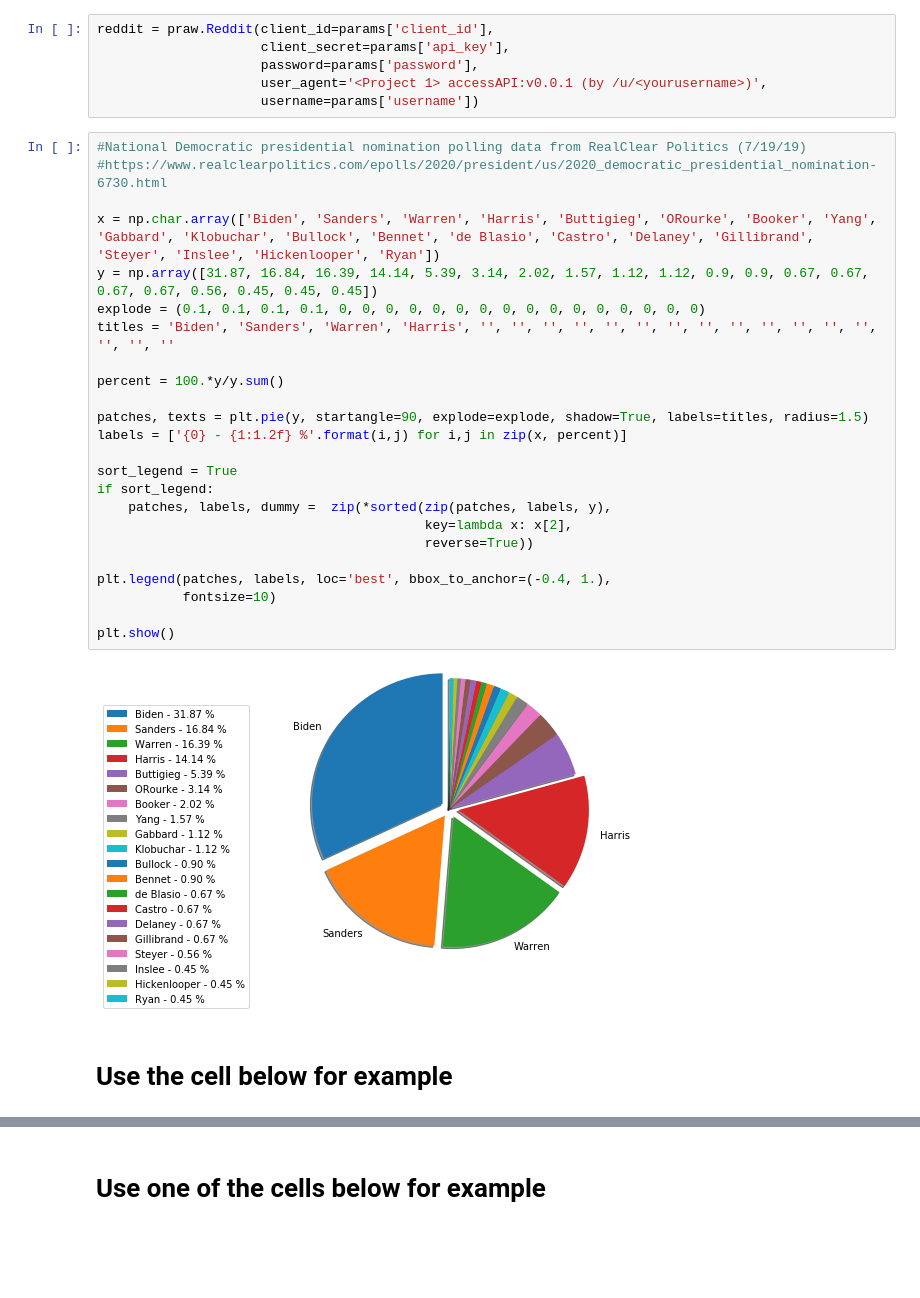
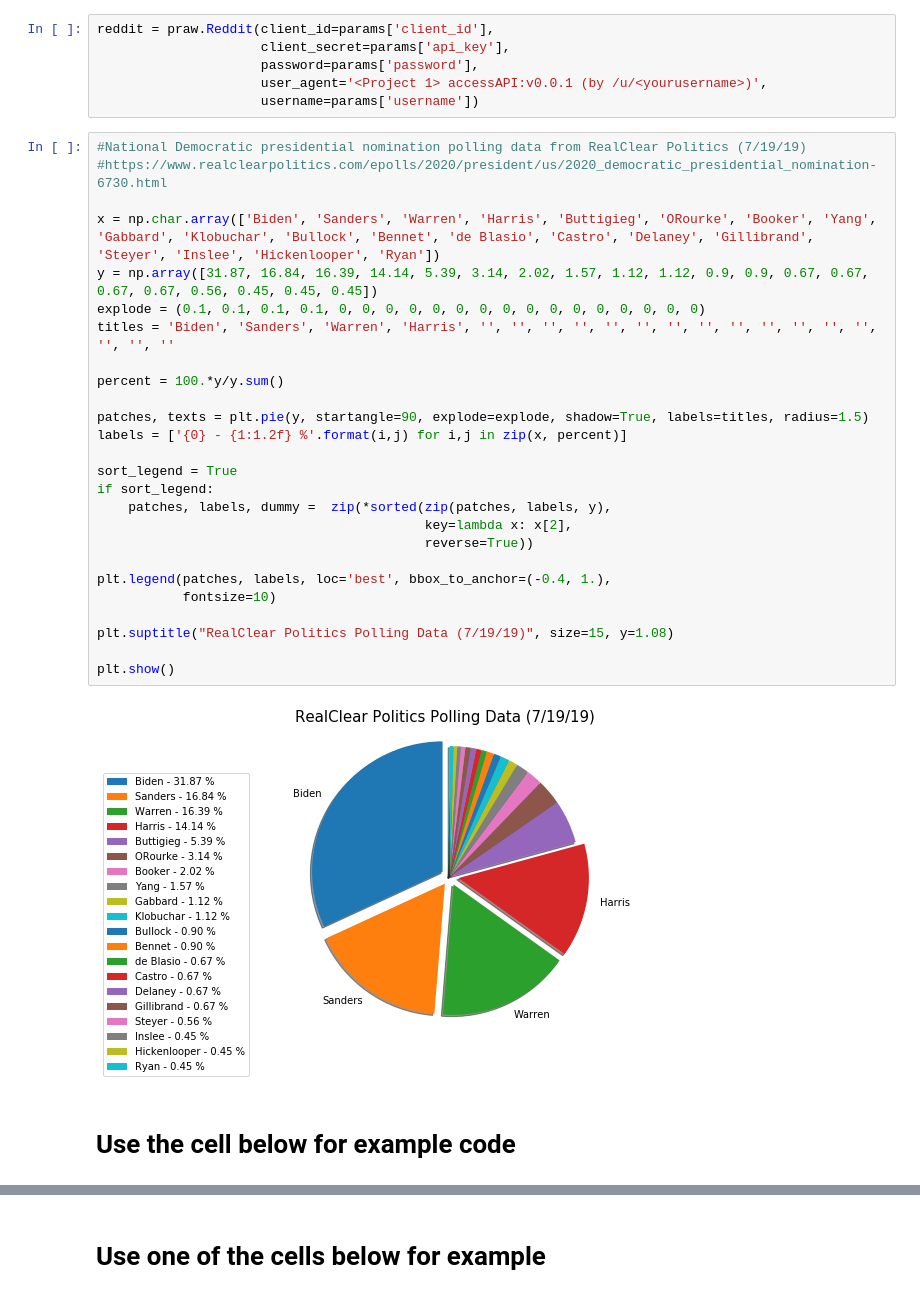
Before and after one commit to blackkerouac/Project-1, a Jupyter notebook: Project-1_Pies.ipynb, the cells around one changed output, grey strips where cells are left out. Drawn from its saved outputs; the diff is of its cells as text; blank space fills up the shorter version.

```diff
--- a/Project-1_Pies.ipynb
+++ b/Project-1_Pies.ipynb
@@ -20,31 +20,33 @@ reddit = praw.Reddit(client_id=params['client_id'],
 # %%
 #National Democratic presidential nomination polling data from RealClear Politics (7/19/19)
 #https://www.realclearpolitics.com/epolls/2020/president/us/2020_democratic_presidential_nomination-6730.html
 
 x = np.char.array(['Biden', 'Sanders', 'Warren', 'Harris', 'Buttigieg', 'ORourke', 'Booker', 'Yang', 'Gabbard', 'Klobuchar', 'Bullock', 'Bennet', 'de Blasio', 'Castro', 'Delaney', 'Gillibrand', 'Steyer', 'Inslee', 'Hickenlooper', 'Ryan'])
 y = np.array([31.87, 16.84, 16.39, 14.14, 5.39, 3.14, 2.02, 1.57, 1.12, 1.12, 0.9, 0.9, 0.67, 0.67, 0.67, 0.67, 0.56, 0.45, 0.45, 0.45])
 explode = (0.1, 0.1, 0.1, 0.1, 0, 0, 0, 0, 0, 0, 0, 0, 0, 0, 0, 0, 0, 0, 0, 0)
 titles = 'Biden', 'Sanders', 'Warren', 'Harris', '', '', '', '', '', '', '', '', '', '', '', '', '', '', '', ''
 
 percent = 100.*y/y.sum()
 
 patches, texts = plt.pie(y, startangle=90, explode=explode, shadow=True, labels=titles, radius=1.5)
 labels = ['{0} - {1:1.2f} %'.format(i,j) for i,j in zip(x, percent)]
 
 sort_legend = True
 if sort_legend:
     patches, labels, dummy =  zip(*sorted(zip(patches, labels, y),
                                           key=lambda x: x[2],
                                           reverse=True))
 
 plt.legend(patches, labels, loc='best', bbox_to_anchor=(-0.4, 1.),
            fontsize=10)
 
+plt.suptitle("RealClear Politics Polling Data (7/19/19)", size=15, y=1.08)
+
 plt.show()
 # %% [output]
-[figure, old version]
+[figure, new version]
 # %% [markdown]
-# Use the cell below for example
+# Use the cell below for example code
 # %%
 #Pie chart of each candidates most poplulare subreddit subscriber count.
 #This chart with r/sandersforpresident (popular from 2016 election)
```
Also changed, not shown: parts of 2 cells of this notebook.
